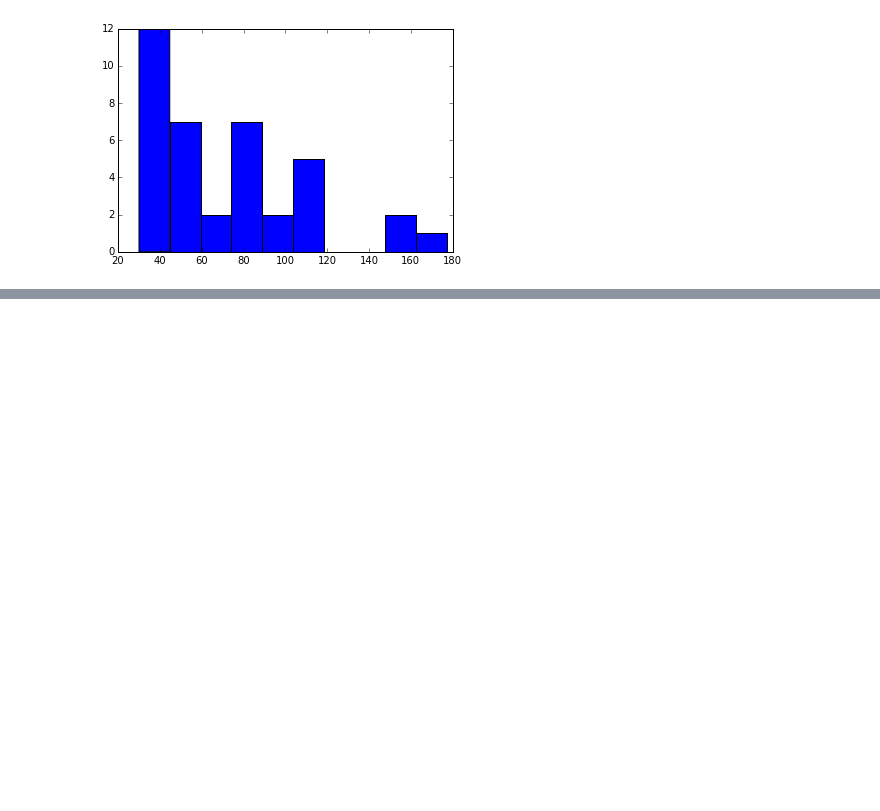
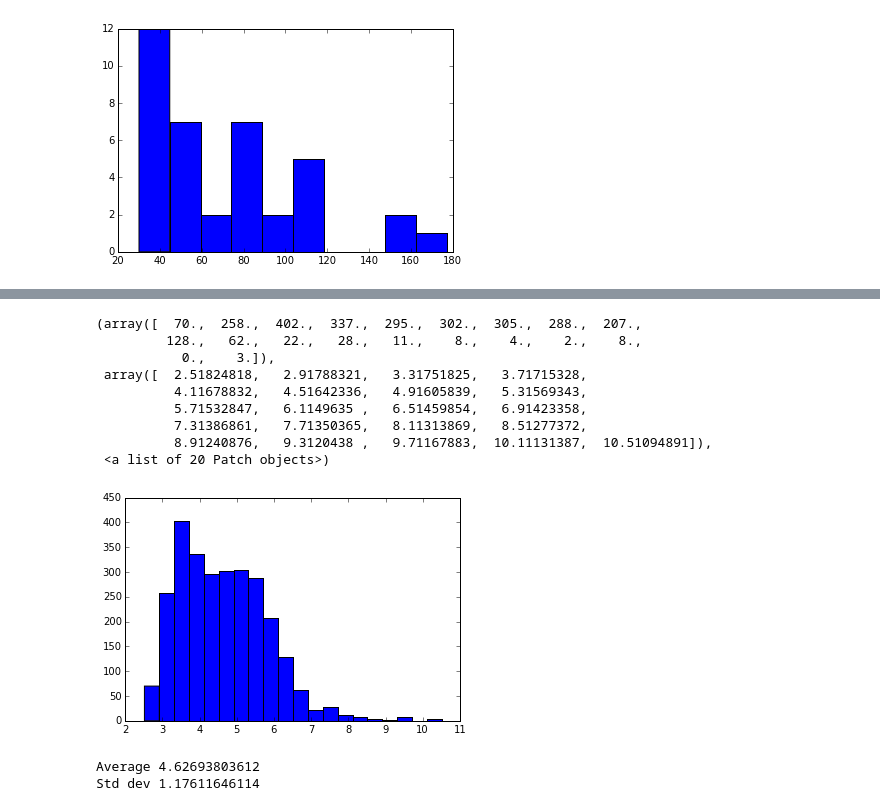
Before and after one commit to mzw4/jyupitertime, a Jupyter notebook: comp1/CS 5786 Comp 1 - JAC.ipynb, the cells around one changed output, grey strips where cells are left out. Saved outputs shown, nothing was run; the diff lists cells and outputs as text; code cells hidden in the pictures; blank space fills up the shorter version.

```diff
--- a/comp1/CS 5786 Comp 1 - JAC.ipynb
+++ b/comp1/CS 5786 Comp 1 - JAC.ipynb
@@ -2199,0 +2281,20 @@ print sorted(probs)[:25]
+# %%
+noise_percent_per_row = [n * 100.0 / NUM_SPEECHES for n in noise_probs_per_row]
+plt.hist(noise_percent_per_row, bins=20)
+# %% [output]
+(array([  70.,  258.,  402.,  337.,  295.,  302.,  305.,  288.,  207.,
+         128.,   62.,   22.,   28.,   11.,    8.,    4.,    2.,    8.,
+           0.,    3.]),
+ array([  2.51824818,   2.91788321,   3.31751825,   3.71715328,
+          4.11678832,   4.51642336,   4.91605839,   5.31569343,
+          5.71532847,   6.1149635 ,   6.51459854,   6.91423358,
+          7.31386861,   7.71350365,   8.11313869,   8.51277372,
+          8.91240876,   9.3120438 ,   9.71167883,  10.11131387,  10.51094891]),
+ <a list of 20 Patch objects>)
+[figure, added]
+# %%
+print 'Average', np.average(noise_percent_per_row)
+print 'Std dev', np.std(noise_percent_per_row)
+# %% [output]
+Average 4.62693803612
+Std dev 1.17611646114
```
Also changed, not shown: parts of 23 cells of this notebook, 6 other files.
